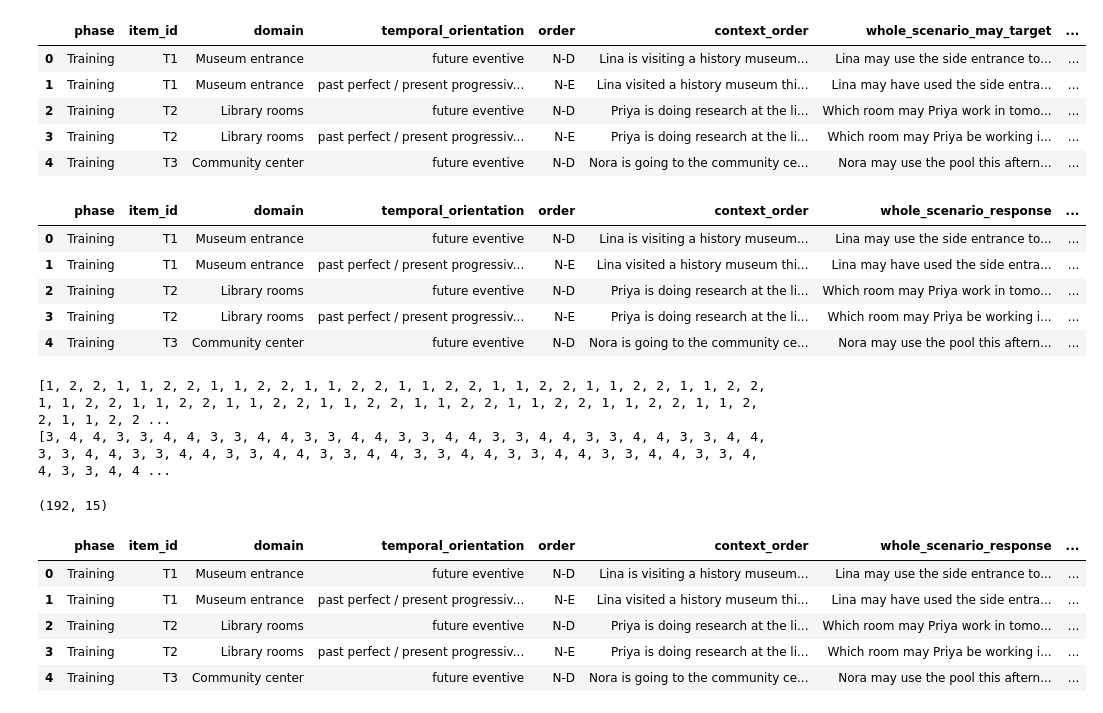
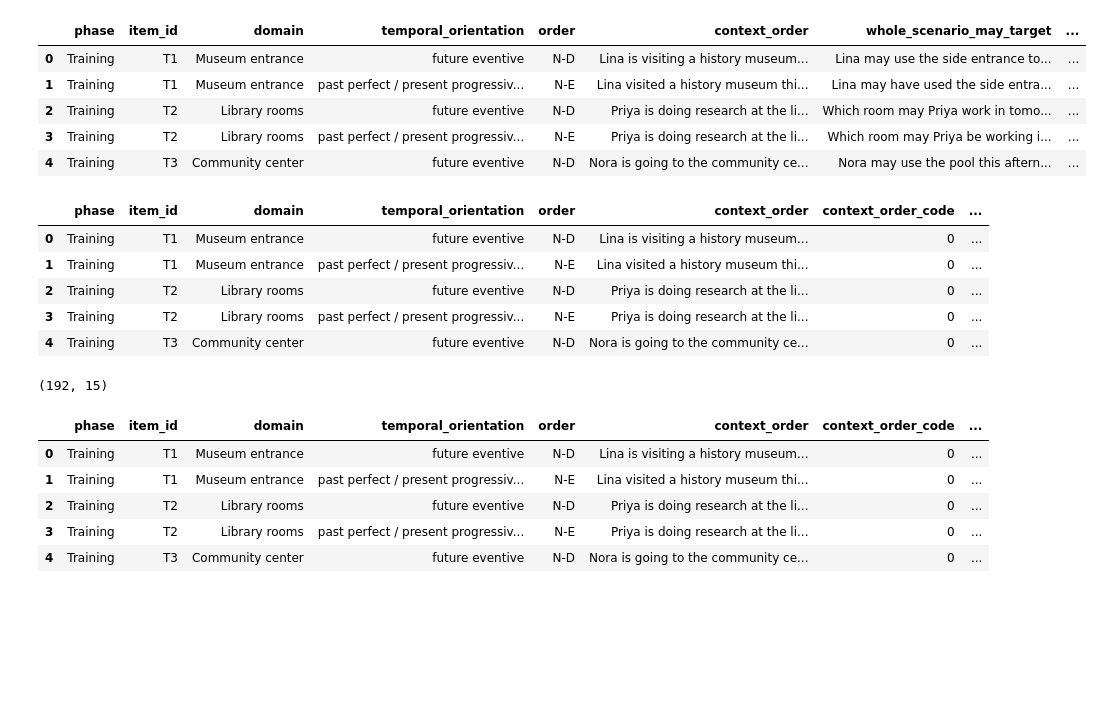
Before and after one commit to lucas-y-li/modal-learning, a Jupyter notebook: norming_study_modify_stimulus.ipynb, the cells around one changed output. Drawn from its saved outputs; the diff is of its cells as text; code cells hidden in the pictures; blank space fills up the shorter version.

```diff
--- a/norming_study_modify_stimulus.ipynb
+++ b/norming_study_modify_stimulus.ipynb
@@ -172,6 +172,8 @@ context_only.to_csv("context_only_stimulus.csv")
 ### whole-scenario norming
 # %%
 df = pd.read_csv("modal_experiment_v1_stimulus_candidates_v8.csv")
+# The distributed CSV includes GENERAL NOTE rows without an item_id.
+df = df.loc[df["item_id"].notna()].copy()
 df.head()
 # %% [output]
 |  | phase | item_id | domain | direction_or_condition | D_status | E_status | deontic_support_type | ... |
@@ -197,11 +199,11 @@ cols = [
     "syntax"
 ]
 
-whole_scenario = df[cols]
+whole_scenario = df[cols].copy()
 
 whole_scenario["whole_scenario_question"] = whole_scenario["whole_scenario_may_target"].apply(
-    lambda x: "Which interpretation better matches what the speaker is talking about?" if x[-1] == "." \
-        else "Which interpretation better matches what the speaker is asking about?"
+    lambda x: "What is the speaker talking about?" if x[-1] == "." \
+        else "What is the speaker asking about?"
 )
 
 whole_scenario.head()
@@ -270,55 +244,46 @@ whole_scenario_may = whole_scenario[[
         "temporal_orientation",
         "order",
         "context_order",
+        "context_order_code",
         "whole_scenario_may_target",
         "whole_scenario_question",
         "whole_scenario_deontic_reading", "whole_scenario_epistemic_reading",
         "expected_whole_scenario_deontic_interpretation", "expected_whole_scenario_epistemic_interpretation",
         "syntax"
         ]].rename(columns={
             "whole_scenario_may_target":"whole_scenario_response",
         })
 whole_scenario_may["response_type"] = "may"
 
 whole_scenario_possible = whole_scenario[[
         "phase",
         "item_id",
         "domain",
         "temporal_orientation",
         "order",
         "context_order",
+        "context_order_code",
         "whole_scenario_possible_target",
         "whole_scenario_question",
         "whole_scenario_deontic_reading", "whole_scenario_epistemic_reading",
         "expected_whole_scenario_deontic_interpretation", "expected_whole_scenario_epistemic_interpretation",
         "syntax"
         ]].rename(columns={
             "whole_scenario_possible_target":"whole_scenario_response",
         })
-whole_scenario_may["response_type"] = "possible"
+whole_scenario_possible["response_type"] = "possible"
 
 
 whole_scenario_may.head()
 # %% [output]
-|  | phase | item_id | domain | temporal_orientation | order | context_order | whole_scenario_response | ... |
-| 0 | Training | T1 | Museum entrance | future eventive | N-D | Lina is visiting a history museum... | Lina may use the side entrance to... | ... |
-| 1 | Training | T1 | Museum entrance | past perfect / present progressiv... | N-E | Lina visited a history museum thi... | Lina may have used the side entra... | ... |
-| 2 | Training | T2 | Library rooms | future eventive | N-D | Priya is doing research at the li... | Which room may Priya work in tomo... | ... |
-| 3 | Training | T2 | Library rooms | past perfect / present progressiv... | N-E | Priya is doing research at the li... | Which room may Priya be working i... | ... |
-| 4 | Training | T3 | Community center | future eventive | N-D | Nora is going to the community ce... | Nora may use the pool this aftern... | ... |
+|  | phase | item_id | domain | temporal_orientation | order | context_order | context_order_code | ... |
+| 0 | Training | T1 | Museum entrance | future eventive | N-D | Lina is visiting a history museum... | 0 | ... |
+| 1 | Training | T1 | Museum entrance | past perfect / present progressiv... | N-E | Lina visited a history museum thi... | 0 | ... |
+| 2 | Training | T2 | Library rooms | future eventive | N-D | Priya is doing research at the li... | 0 | ... |
+| 3 | Training | T2 | Library rooms | past perfect / present progressiv... | N-E | Priya is doing research at the li... | 0 | ... |
+| 4 | Training | T3 | Community center | future eventive | N-D | Nora is going to the community ce... | 0 | ... |
-# %%
-# participants see either may or possible, not both.
-
-whole_scenario_may["group"] = (whole_scenario_may.index + whole_scenario_may.index // 2) % 2 + 1
-print(whole_scenario_may["group"].tolist())
-
-whole_scenario_possible["group"] = (whole_scenario_possible.index + whole_scenario_possible.index // 2) % 2 + 3
-print(whole_scenario_possible["group"].tolist())
-# %% [output]
-[1, 2, 2, 1, 1, 2, 2, 1, 1, 2, 2, 1, 1, 2, 2, 1, 1, 2, 2, 1, 1, 2, 2, 1, 1, 2, 2, 1, 1, 2, 2, 1, 1, 2, 2, 1, 1, 2, 2, 1, 1, 2, 2, 1, 1, 2, 2, 1, 1, 2, 2, 1, 1, 2, 2, 1, 1, 2, 2, 1, 1, 2, 2, 1, 1, 2, 2 ...
-[3, 4, 4, 3, 3, 4, 4, 3, 3, 4, 4, 3, 3, 4, 4, 3, 3, 4, 4, 3, 3, 4, 4, 3, 3, 4, 4, 3, 3, 4, 4, 3, 3, 4, 4, 3, 3, 4, 4, 3, 3, 4, 4, 3, 3, 4, 4, 3, 3, 4, 4, 3, 3, 4, 4, 3, 3, 4, 4, 3, 3, 4, 4, 3, 3, 4, 4 ...
 # %%
-whole_scenario = pd.concat([whole_scenario_may, whole_scenario_possible])
+whole_scenario = pd.concat([whole_scenario_may, whole_scenario_possible]).reset_index(drop=True)
 
 whole_scenario["whole_scenario_response"] = whole_scenario["whole_scenario_response"].apply(
     lambda x: x.split(" — ")[0])
@@ -327,10 +292,10 @@ print(whole_scenario.shape)
 whole_scenario.head()
 # %% [output]
 (192, 15)
-|  | phase | item_id | domain | temporal_orientation | order | context_order | whole_scenario_response | ... |
-| 0 | Training | T1 | Museum entrance | future eventive | N-D | Lina is visiting a history museum... | Lina may use the side entrance to... | ... |
-| 1 | Training | T1 | Museum entrance | past perfect / present progressiv... | N-E | Lina visited a history museum thi... | Lina may have used the side entra... | ... |
-| 2 | Training | T2 | Library rooms | future eventive | N-D | Priya is doing research at the li... | Which room may Priya work in tomo... | ... |
-| 3 | Training | T2 | Library rooms | past perfect / present progressiv... | N-E | Priya is doing research at the li... | Which room may Priya be working i... | ... |
-| 4 | Training | T3 | Community center | future eventive | N-D | Nora is going to the community ce... | Nora may use the pool this aftern... | ... |
+|  | phase | item_id | domain | temporal_orientation | order | context_order | context_order_code | ... |
+| 0 | Training | T1 | Museum entrance | future eventive | N-D | Lina is visiting a history museum... | 0 | ... |
+| 1 | Training | T1 | Museum entrance | past perfect / present progressiv... | N-E | Lina visited a history museum thi... | 0 | ... |
+| 2 | Training | T2 | Library rooms | future eventive | N-D | Priya is doing research at the li... | 0 | ... |
+| 3 | Training | T2 | Library rooms | past perfect / present progressiv... | N-E | Priya is doing research at the li... | 0 | ... |
+| 4 | Training | T3 | Community center | future eventive | N-D | Nora is going to the community ce... | 0 | ... |
 # %%
```
Also changed, not shown: parts of 8 cells of this notebook, 3 other files.
